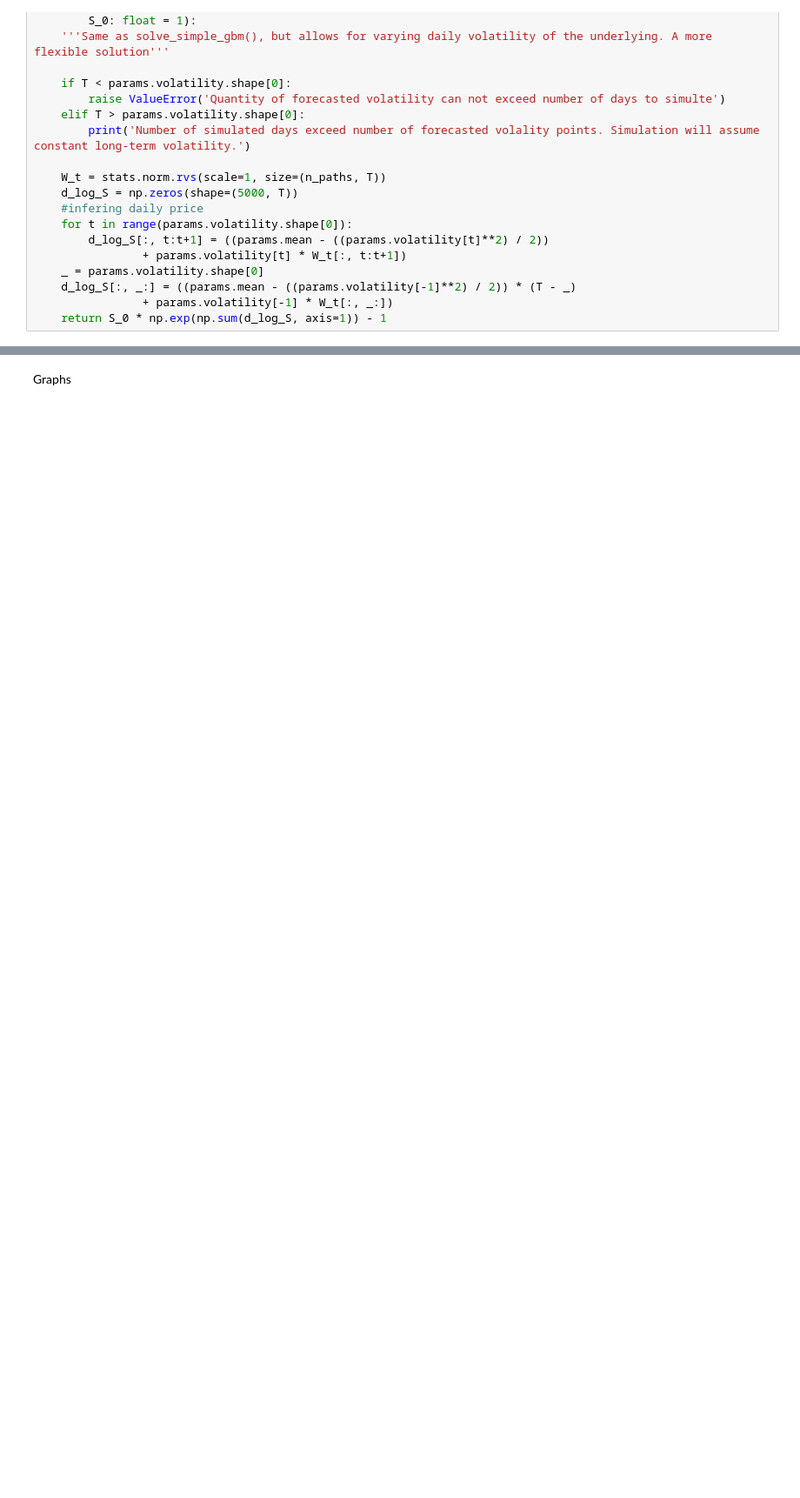
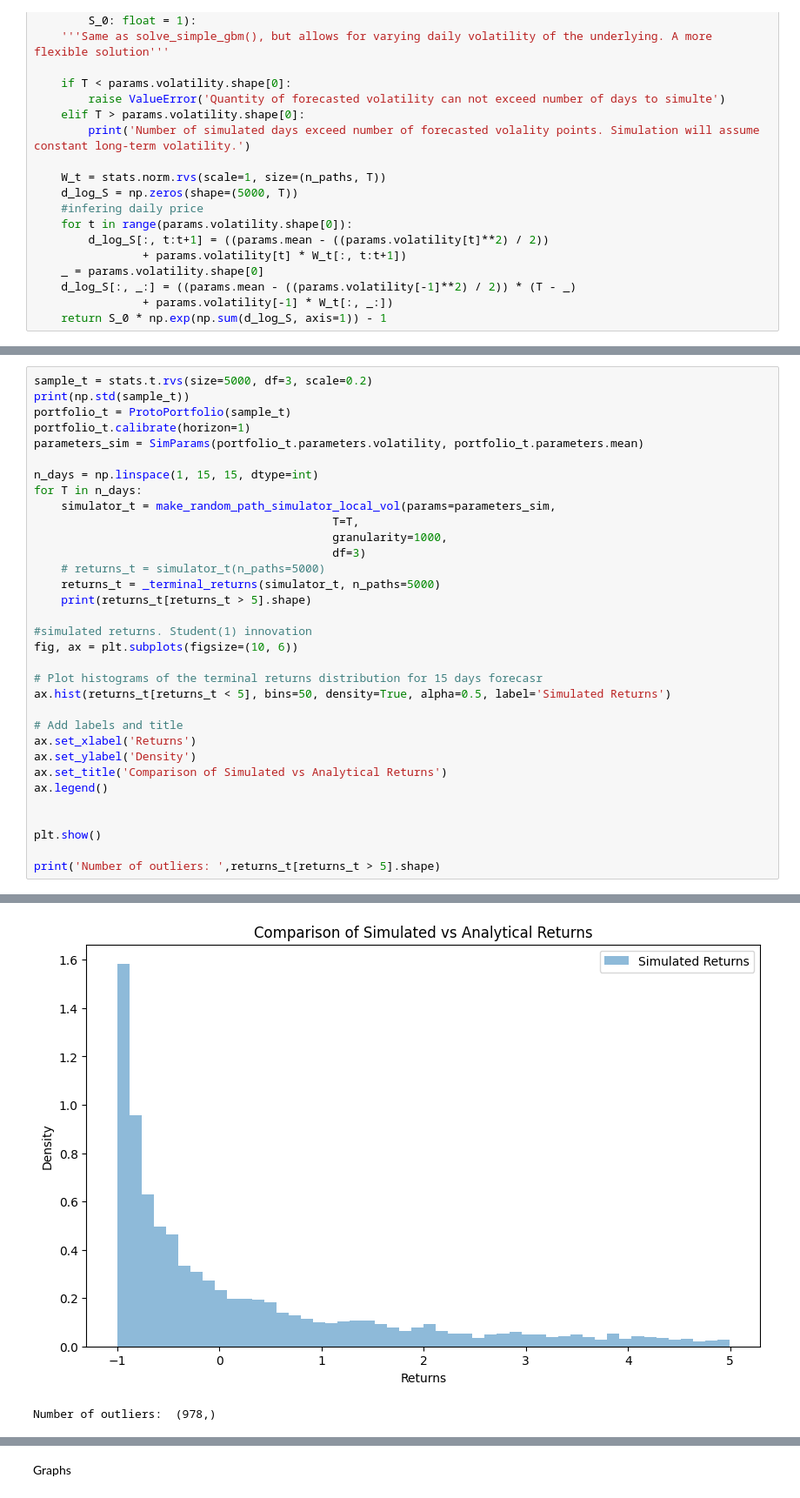
Before and after one commit to coffeffe/DOM_RF, a Jupyter notebook: cls_portfolio_development.ipynb, the cells around one changed output, grey strips where cells are left out. Shown at 87% size. Cells and saved outputs as stored; diff of their text form; blank space fills up the shorter version.

```diff
--- a/cls_portfolio_development.ipynb
+++ b/cls_portfolio_development.ipynb
@@ -288,0 +380,34 @@ def make_random_path_simulator(
+# %%
+sample_t = stats.t.rvs(size=5000, df=3, scale=0.2)
+print(np.std(sample_t))
+portfolio_t = ProtoPortfolio(sample_t)
+portfolio_t.calibrate(horizon=1)
+parameters_sim = SimParams(portfolio_t.parameters.volatility, portfolio_t.parameters.mean)
+
+n_days = np.linspace(1, 15, 15, dtype=int)
+for T in n_days:
+    simulator_t = make_random_path_simulator_local_vol(params=parameters_sim,
+                                            T=T,
+                                            granularity=1000,
+                                            df=3)
+    # returns_t = simulator_t(n_paths=5000)
+    returns_t = _terminal_returns(simulator_t, n_paths=5000)
+    print(returns_t[returns_t > 5].shape)
+
+#simulated returns. Student(1) innovation
+fig, ax = plt.subplots(figsize=(10, 6))
+
+# Plot histograms of the terminal returns distribution for 15 days forecasr
+ax.hist(returns_t[returns_t < 5], bins=50, density=True, alpha=0.5, label='Simulated Returns')
+
+# Add labels and title
+ax.set_xlabel('Returns')
+ax.set_ylabel('Density')
+ax.set_title('Comparison of Simulated vs Analytical Returns')
+ax.legend()
+
+
+plt.show()
+
+print('Number of outliers: ',returns_t[returns_t > 5].shape)
+# %% [output]
@@ -288,0 +431,2 @@ def make_random_path_simulator(
+[figure, added]
+Number of outliers:  (978,)
```
Also changed, not shown: parts of 24 cells of this notebook.
